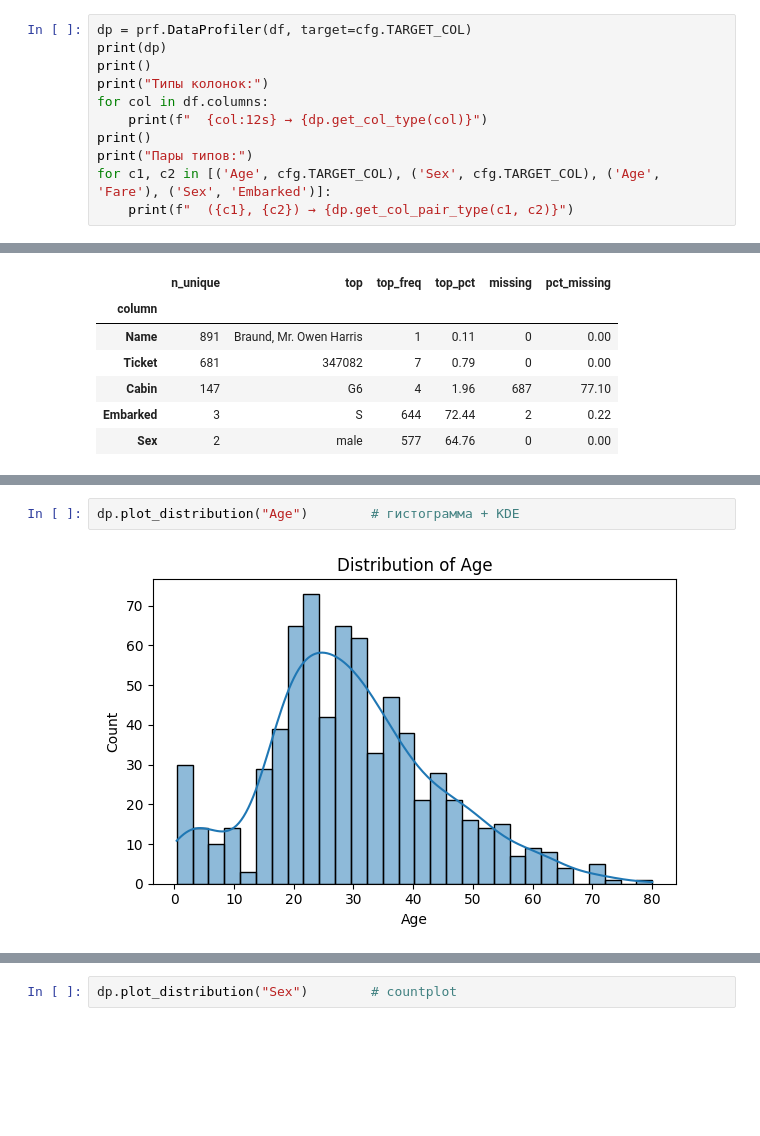
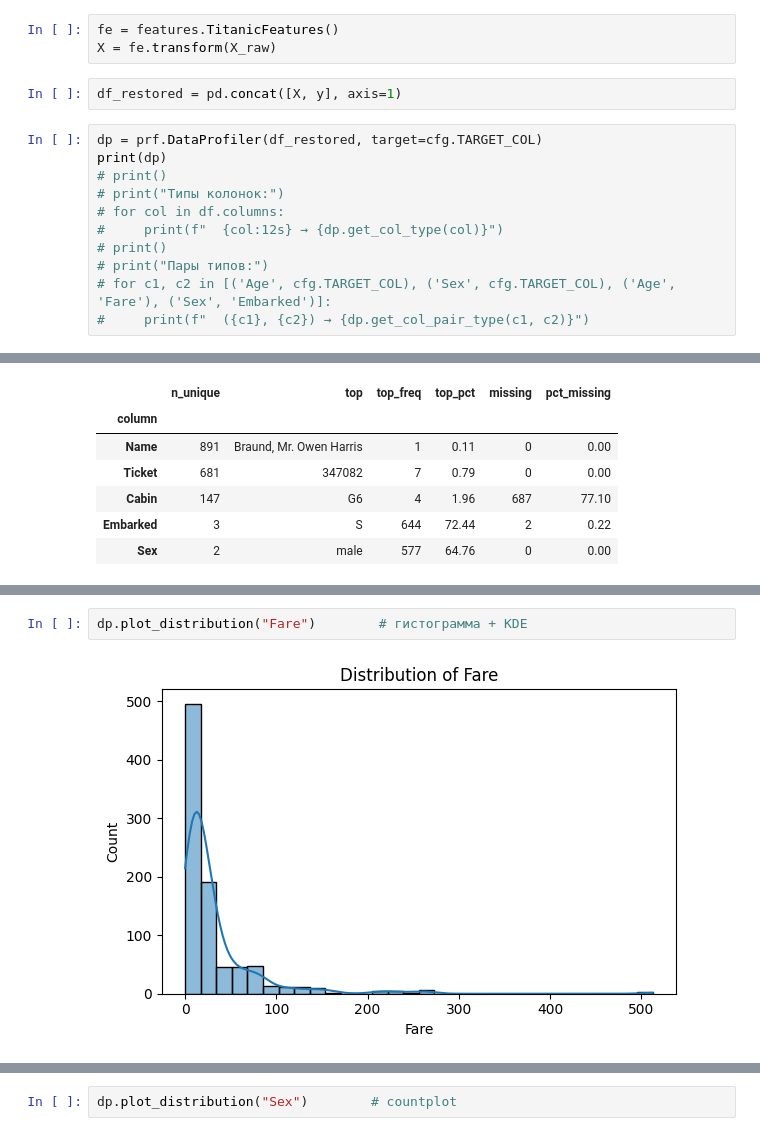
Before and after one commit to BareninVitalya/kaggle-titanic, a Jupyter notebook: notebooks/eda.ipynb, the cells around one changed output, grey strips where cells are left out. Cells and saved outputs as stored; diff of their text form; blank space fills up the shorter version.

```diff
--- a/notebooks/eda.ipynb
+++ b/notebooks/eda.ipynb
@@ -76,15 +83,20 @@ CV logreg: mean=0.8282907538760906 std=0.009641015338787737
 df = data.load_train()
 X_raw = df.drop(columns=[cfg.TARGET_COL])
 y = df[cfg.TARGET_COL]
+# %%
+fe = features.TitanicFeatures()
+X = fe.transform(X_raw)
+# %%
+df_restored = pd.concat([X, y], axis=1)
 # %%
-dp = prf.DataProfiler(df, target=cfg.TARGET_COL)
+dp = prf.DataProfiler(df_restored, target=cfg.TARGET_COL)
 print(dp)
-print()
-print("Типы колонок:")
-for col in df.columns:
-    print(f"  {col:12s} → {dp.get_col_type(col)}")
-print()
-print("Пары типов:")
-for c1, c2 in [('Age', cfg.TARGET_COL), ('Sex', cfg.TARGET_COL), ('Age', 'Fare'), ('Sex', 'Embarked')]:
-    print(f"  ({c1}, {c2}) → {dp.get_col_pair_type(c1, c2)}")
+# print()
+# print("Типы колонок:")
+# for col in df.columns:
+#     print(f"  {col:12s} → {dp.get_col_type(col)}")
+# print()
+# print("Пары типов:")
+# for c1, c2 in [('Age', cfg.TARGET_COL), ('Sex', cfg.TARGET_COL), ('Age', 'Fare'), ('Sex', 'Embarked')]:
+#     print(f"  ({c1}, {c2}) → {dp.get_col_pair_type(c1, c2)}")
 # %% [output]
@@ -187,6 +180,6 @@ dp.describe_numeric()
 | Fare | 891.0 | 32.204208 | 49.693429 | 0.00 | 7.9104 | 14.4542 | 31.0 | 512.3292 | 4.787317 | 33.398141 | 0 | ... |
 | Survived | 891.0 | 0.383838 | 0.486592 | 0.00 | 0.0000 | 0.0000 | 1.0 | 1.0000 | 0.478523 | -1.775005 | 0 | ... |
 # %%
-dp.plot_distribution("Age")        # гистограмма + KDE
+dp.plot_distribution("Fare")        # гистограмма + KDE
 # %% [output]
-[figure, old version]
+[figure, new version]
```
Also changed, not shown: parts of 14 cells of this notebook, 12 other files.
